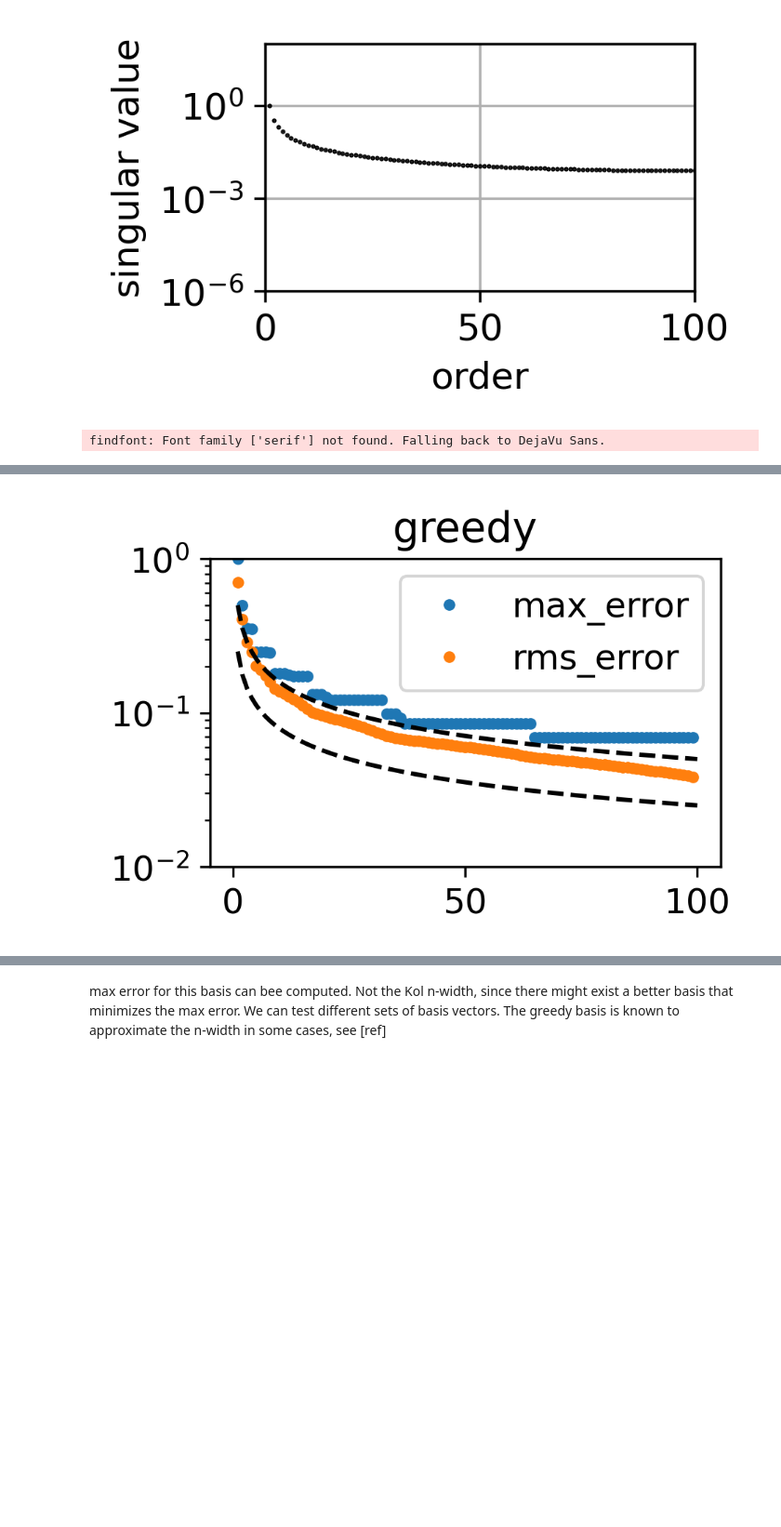
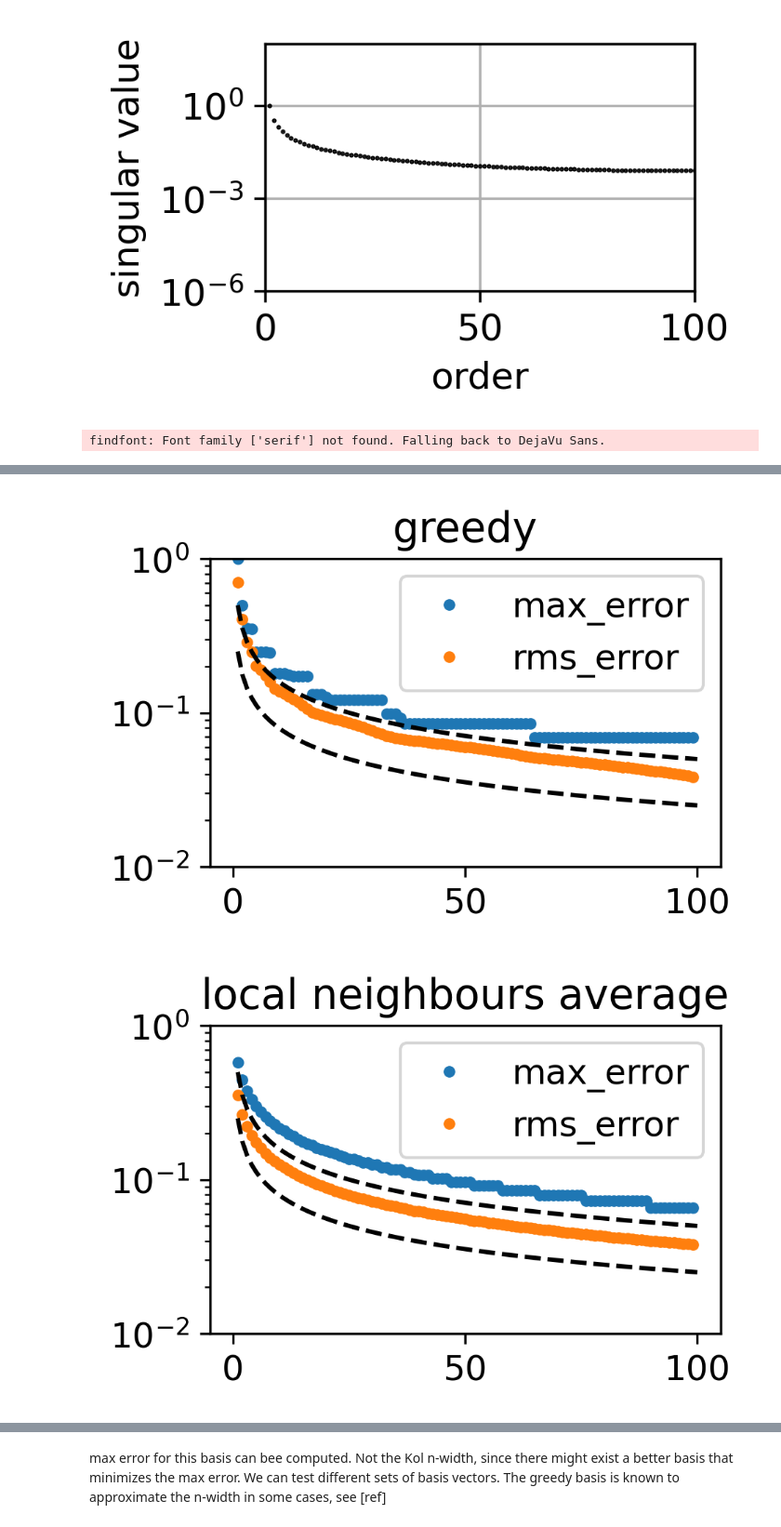
Before and after one commit to flabowski/n_widths_for_transport, a Jupyter notebook: n-widths for transport problems.ipynb, the cells around one changed output, grey strips where cells are left out. Shown at 93% size. Cells and saved outputs as stored; diff of their text form; code cells hidden in the pictures; blank space fills up the shorter version.

```diff
--- a/n-widths for transport problems.ipynb
+++ b/n-widths for transport problems.ipynb
@@ -312,23 +128,25 @@ plot_singular_values(S)
 # %% [output]
 [figure]
 # %%
-mu = Domain([0, 1], 1000)
-X_test = u(x(), mu())
+mu_test = Domain([0, 1], 1000)
+X_test = u_hs(x(), mu_test())
+rms_error_hs, max_error_hs = [], []
 
-for basis in [svd_basis, trig_basis, greedy_basis, lna_basis, lpf_basis]:
-
-    rms_error, max_error = basis.calc_error(X_test, r)
-
-    ax = plot_error(rms_error, max_error)
+for i, basis in enumerate([svd_basis, trig_basis, greedy_basis, lna_basis, lpf_basis]):
+    rmse, maxe = basis.calc_error(X_test, r)
+    rms_error_hs.append(rmse)
+    max_error_hs.append(maxe)
+    ax = plot_error(rmse, maxe)
     nn = np.arange(1, r+1)
     ax.plot(nn, 1/(2*nn**.5), "k--", label="1/(2sqrt(n)")
     ax.plot(nn, 1/(4*nn**.5), "k--", label="1/(4sqrt(n)")
     ax.set_ylim(1/100, 1)
     #ax.set_xlim(0, 50)
     plt.title(basis.name)
     plt.show()
 # %% [output]
 findfont: Font family ['serif'] not found. Falling back to DejaVu Sans.
 [figure]
 [figure]
 [figure]
+[figure, added]
```
Also changed, not shown: parts of 29 cells of this notebook, 2 other files.
